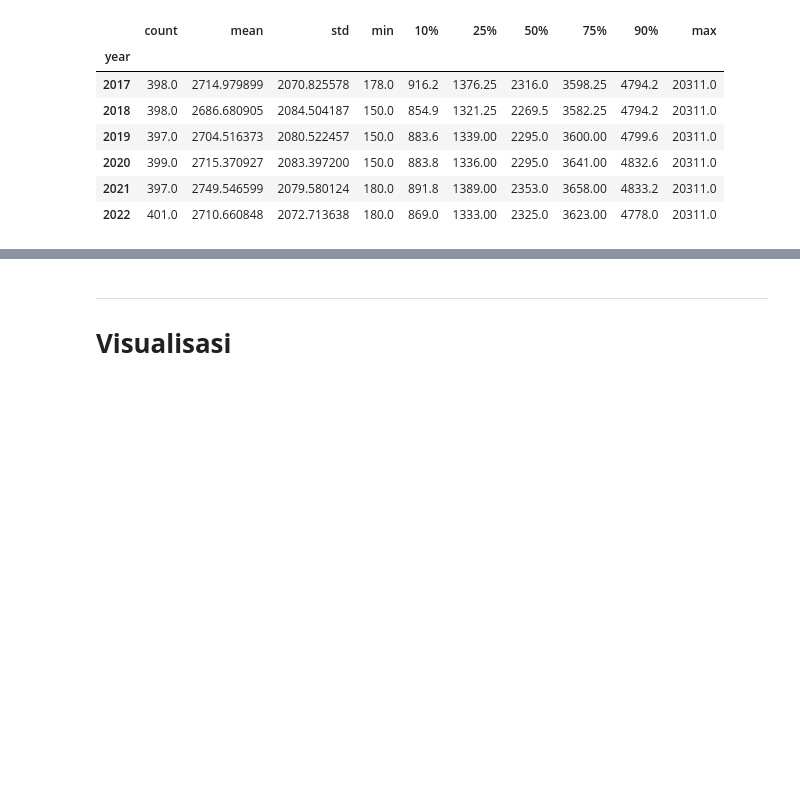
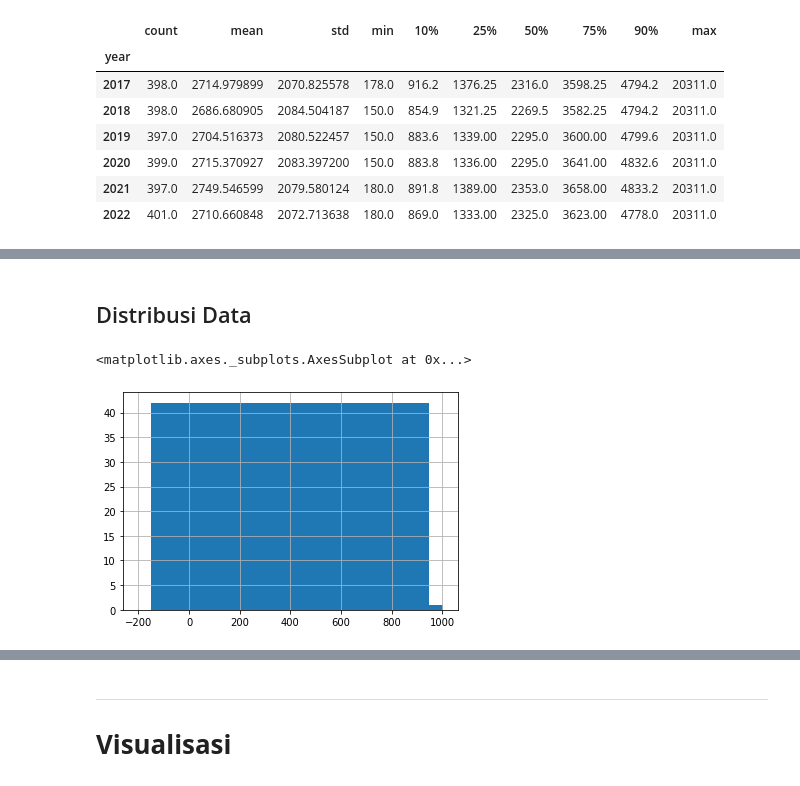
Before and after one commit to dewodt/Analisis-Rank-Universitas, a Jupyter notebook: Analisis_Tubes2.ipynb, the cells around one changed output, grey strips where cells are left out. Drawn from its saved outputs; the diff is of its cells as text; code cells hidden in the pictures; blank space fills up the shorter version.

```diff
--- a/Analisis_Tubes2.ipynb
+++ b/Analisis_Tubes2.ipynb
@@ -1041,0 +1220,11 @@ df.groupby('year')['faculty_count'].describe(percentiles = [.10,.25,.50,.75,.90]
+# %% [markdown]
+## Distribusi Data
+# %%
+# count, division = pd.np.histogram(df, bins = [-201,-149,949,1001])
+series = pd.Series([0.0,950.0,-70.0,812.0,0.0,-90.0,0.0,0.0,-90.0,0.0,-64.0,208.0,0.0,-90.0,0.0,-80.0,0.0,0.0,-80.0,-48.0,840.0,-100.0,190.0,130.0,-100.0,-100.0,0.0,-50.0,0.0,-100.0,-100.0,0.0,-90.0,0.0,-90.0,-90.0,63.0,-90.0,0.0,0.0,-90.0,-80.0,0.0,])
+count, division = pd.np.histogram(series)
+count, division = pd.np.histogram(series, bins = [-201,-149,949,1001])
+series.hist(bins=division)
+# %% [output]
+<matplotlib.axes._subplots.AxesSubplot at 0x...>
+[figure, added]
```
Also changed, not shown: parts of 75 cells of this notebook.
